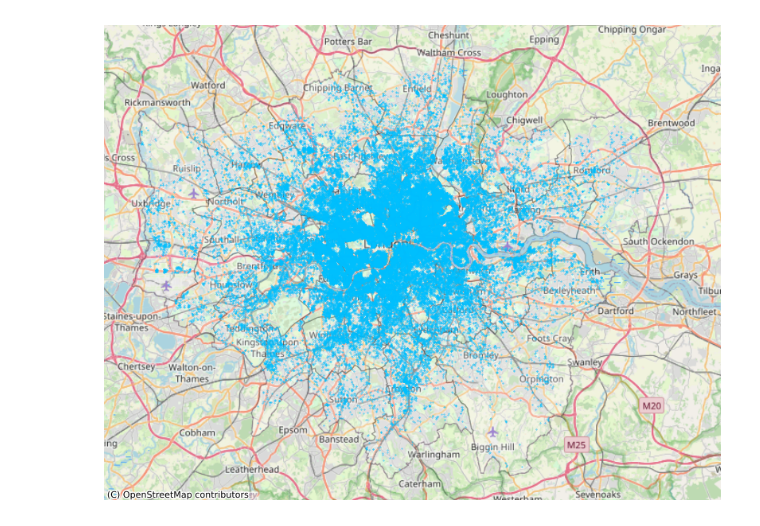
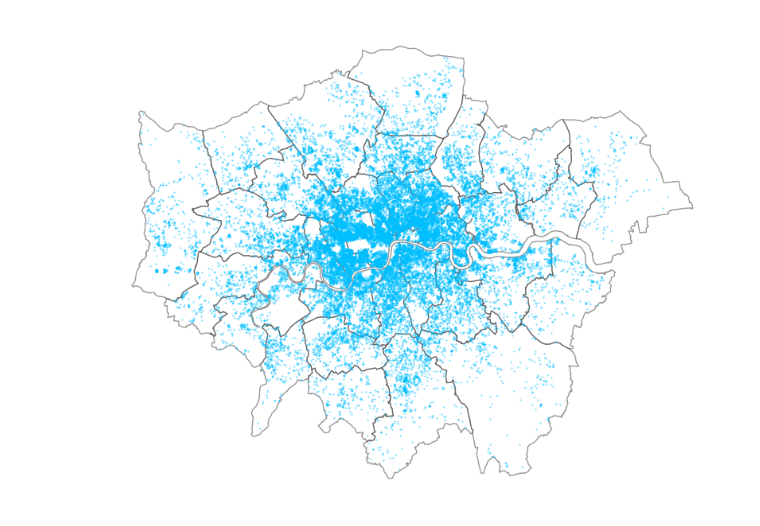
Before and after one commit to ZhengyongLiu/FSDS_GroupAssignment_Data, a Jupyter notebook: Question_6/房源分布.ipynb, the cells around one changed output. Cells and saved outputs as stored; diff of their text form; code cells hidden in the pictures.

```diff
--- a/Question_6/房源分布.ipynb
+++ b/Question_6/房源分布.ipynb
@@ -4,16 +6,42 @@ import geopandas as gpd
 from shapely.geometry import Point
 import matplotlib.pyplot as plt
 import contextily as ctx
+# %%
+def cache_data(source_url, dest_dir):
+    # 确保目标目录存在
+    if not os.path.exists(dest_dir):
+        os.makedirs(dest_dir)
+
+    # 解析文件名
+    filename = source_url.split('/')[-1].split('?')[0]  # 假设URL以文件名结尾
+    file_path = os.path.join(dest_dir, filename)
+
+    # 如果文件不存在，则下载
+    if not os.path.isfile(file_path):
+        response = requests.get(source_url)
+        if response.status_code == 200:
+            with open(file_path, 'wb') as file:
+                file.write(response.content)
+        else:
+            raise Exception(f"Failed to download {source_url}")
+
+    return file_path
 # %%
-df = pd.read_csv("/Users/liuzhengyong/Library/CloudStorage/OneDrive-UniversityCollegeLondon/my part fo/Data/listings.csv")
+# 定义GitHub上CSV文件的原始URL
+github_url = 'https://raw.githubusercontent.com/ZhengyongLiu/QM_GroupAssignment_Data/main/Clean_Data/Cleaned_Data_Done.csv'
+
+# 使用pd.read_csv读取CSV数据并将其存储到DataFrame中
+df = pd.read_csv(github_url)
 # selected_columns = df[['latitude', 'longitude']]
 # # 将CSV数据转换为GeoDataFrame
 geometry = [Point(xy) for xy in zip(df['longitude'], df['latitude'])]
 geo_df = gpd.GeoDataFrame(df, geometry=geometry)
 # %%
 # 读取伦敦的Shapefile
-london_shapefile = '/Users/liuzhengyong/Library/CloudStorage/OneDrive-UniversityCollegeLondon/my part fo/Data/statistical-gis-boundaries-london/ESRI/London_Borough_Excluding_MHW.shp'
-london_map = gpd.read_file(london_shapefile)
+ddir  = os.path.join('Data') # destination directory
+spath = 'https://github.com/jreades/fsds/blob/master/data/src/' # source path
+
+london_map = gpd.read_file( cache_data(spath+'Boroughs.gpkg?raw=true', ddir) )
 
 geo_df = gpd.GeoDataFrame(df, geometry=geometry)
 geo_df.crs = 'EPSG:4326'  # 设置为WGS 84坐标系
@@ -26,29 +71,25 @@ geo_df = geo_df.to_crs(london_map_crs)
 # %%
-import matplotlib.pyplot as plt
-import geopandas as gpd
-import contextily as ctx
-
+# Plot Map
 # 假设geo_df和london_map已经设置了正确的CRS为EPSG:4326
-# ...
 
 # 绘制地图
 fig, ax = plt.subplots(figsize=(10, 10))
 
 # 将数据转换为Web Mercator
 london_map = london_map.to_crs(epsg=3857)
 geo_df = geo_df.to_crs(epsg=3857)
 
 # 绘制shapefile和点
-london_map.plot(ax=ax, color='white', edgecolor='black', alpha=0.2)
+london_map.plot(ax=ax, color='white', edgecolor='black', alpha=0.4)
 geo_df.plot(ax=ax, markersize=0.1, color='deepskyblue', marker='o')
 
 # 添加OpenStreetMap底图
-ctx.add_basemap(ax, source=ctx.providers.OpenStreetMap.Mapnik)
+# ctx.add_basemap(ax, source=ctx.providers.OpenStreetMap.Mapnik)
 
 # 移除坐标轴
 ax.set_axis_off()
 
 # 展示地图
 plt.show()
 # %% [output]
-[figure, old version]
+[figure, new version]
```
Also changed, not shown: parts of 3 cells of this notebook, 32 other files.
